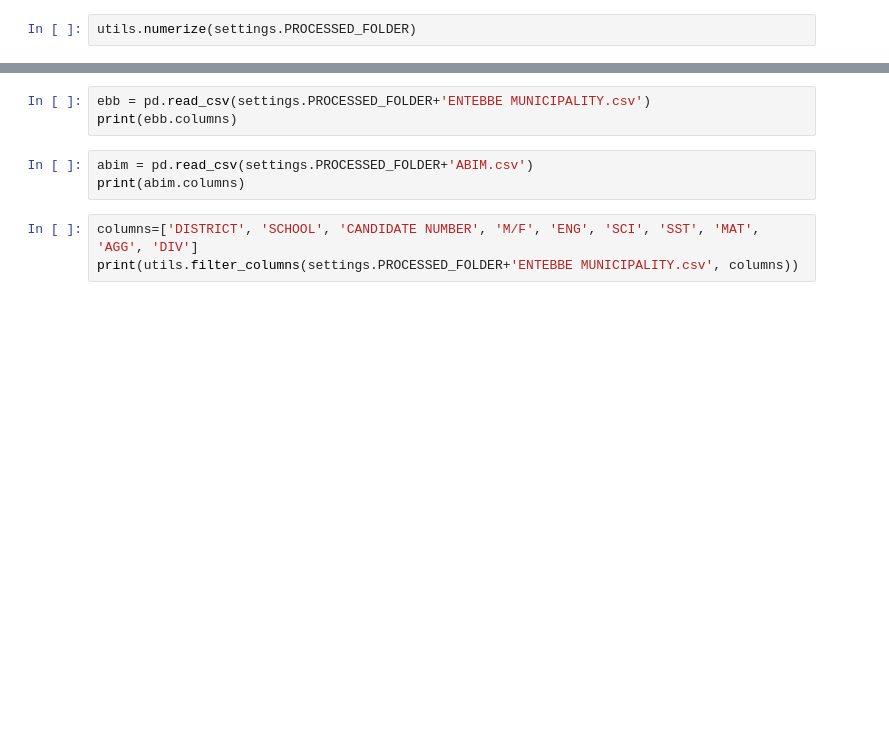
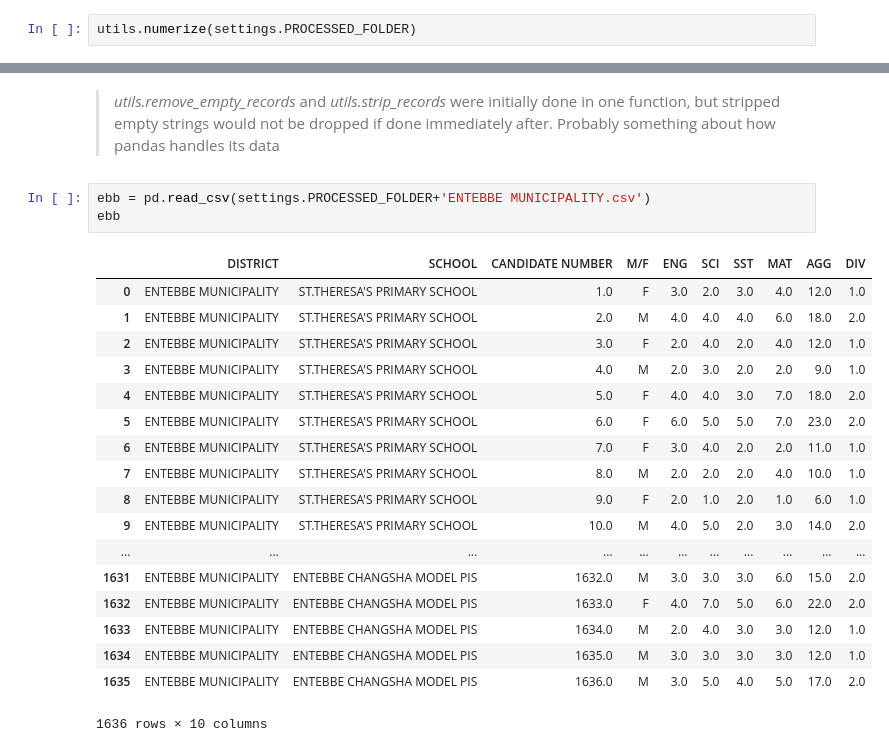
Before and after one commit to lubegamark/ple2014, a Jupyter notebook: clean_data.ipynb, the cells around one changed output, grey strips where cells are left out. Cells and saved outputs as stored; diff of their text form; blank space fills up the shorter version.

Commit message:
Complete step by step data cleaning stage

```diff
--- a/clean_data.ipynb
+++ b/clean_data.ipynb
@@ -19,9 +362,24 @@ utils.find_csv_shape(settings.PROCESSED_FOLDER)
+# %% [markdown]
+> *utils.remove_empty_records* and *utils.strip_records* were initially done in one function, but stripped empty strings would not be dropped if done immediately after. Probably something about how pandas handles its data
 # %%
 ebb = pd.read_csv(settings.PROCESSED_FOLDER+'ENTEBBE MUNICIPALITY.csv')
-print(ebb.columns)
+ebb
+# %% [output]
+|  | DISTRICT | SCHOOL | CANDIDATE NUMBER | M/F | ENG | SCI | SST | MAT | AGG | DIV |
+| 0 | ENTEBBE MUNICIPALITY | ST.THERESA'S PRIMARY SCHOOL | 1.0 | F | 3.0 | 2.0 | 3.0 | 4.0 | 12.0 | 1.0 |
+| 1 | ENTEBBE MUNICIPALITY | ST.THERESA'S PRIMARY SCHOOL | 2.0 | M | 4.0 | 4.0 | 4.0 | 6.0 | 18.0 | 2.0 |
+| 2 | ENTEBBE MUNICIPALITY | ST.THERESA'S PRIMARY SCHOOL | 3.0 | F | 2.0 | 4.0 | 2.0 | 4.0 | 12.0 | 1.0 |
+| 3 | ENTEBBE MUNICIPALITY | ST.THERESA'S PRIMARY SCHOOL | 4.0 | M | 2.0 | 3.0 | 2.0 | 2.0 | 9.0 | 1.0 |
+| 4 | ENTEBBE MUNICIPALITY | ST.THERESA'S PRIMARY SCHOOL | 5.0 | F | 4.0 | 4.0 | 3.0 | 7.0 | 18.0 | 2.0 |
+| 5 | ENTEBBE MUNICIPALITY | ST.THERESA'S PRIMARY SCHOOL | 6.0 | F | 6.0 | 5.0 | 5.0 | 7.0 | 23.0 | 2.0 |
+| 6 | ENTEBBE MUNICIPALITY | ST.THERESA'S PRIMARY SCHOOL | 7.0 | F | 3.0 | 4.0 | 2.0 | 2.0 | 11.0 | 1.0 |
+| 7 | ENTEBBE MUNICIPALITY | ST.THERESA'S PRIMARY SCHOOL | 8.0 | M | 2.0 | 2.0 | 2.0 | 4.0 | 10.0 | 1.0 |
+| 8 | ENTEBBE MUNICIPALITY | ST.THERESA'S PRIMARY SCHOOL | 9.0 | F | 2.0 | 1.0 | 2.0 | 1.0 | 6.0 | 1.0 |
+| 9 | ENTEBBE MUNICIPALITY | ST.THERESA'S PRIMARY SCHOOL | 10.0 | M | 4.0 | 5.0 | 2.0 | 3.0 | 14.0 | 2.0 |
+| ... | ... | ... | ... | ... | ... | ... | ... | ... | ... | ... |
+| 1631 | ENTEBBE MUNICIPALITY | ENTEBBE CHANGSHA MODEL PIS | 1632.0 | M | 3.0 | 3.0 | 3.0 | 6.0 | 15.0 | 2.0 |
+| 1632 | ENTEBBE MUNICIPALITY | ENTEBBE CHANGSHA MODEL PIS | 1633.0 | F | 4.0 | 7.0 | 5.0 | 6.0 | 22.0 | 2.0 |
+| 1633 | ENTEBBE MUNICIPALITY | ENTEBBE CHANGSHA MODEL PIS | 1634.0 | M | 2.0 | 4.0 | 3.0 | 3.0 | 12.0 | 1.0 |
+| 1634 | ENTEBBE MUNICIPALITY | ENTEBBE CHANGSHA MODEL PIS | 1635.0 | M | 3.0 | 3.0 | 3.0 | 3.0 | 12.0 | 1.0 |
+| 1635 | ENTEBBE MUNICIPALITY | ENTEBBE CHANGSHA MODEL PIS | 1636.0 | M | 3.0 | 5.0 | 4.0 | 5.0 | 17.0 | 2.0 |
+1636 rows × 10 columns
-# %%
-abim = pd.read_csv(settings.PROCESSED_FOLDER+'ABIM.csv')
-print(abim.columns)
-# %%
-columns=['DISTRICT', 'SCHOOL', 'CANDIDATE NUMBER', 'M/F', 'ENG', 'SCI', 'SST', 'MAT', 'AGG', 'DIV']
-print(utils.filter_columns(settings.PROCESSED_FOLDER+'ENTEBBE MUNICIPALITY.csv', columns))
```
Also changed, not shown: parts of 44 cells of this notebook.
